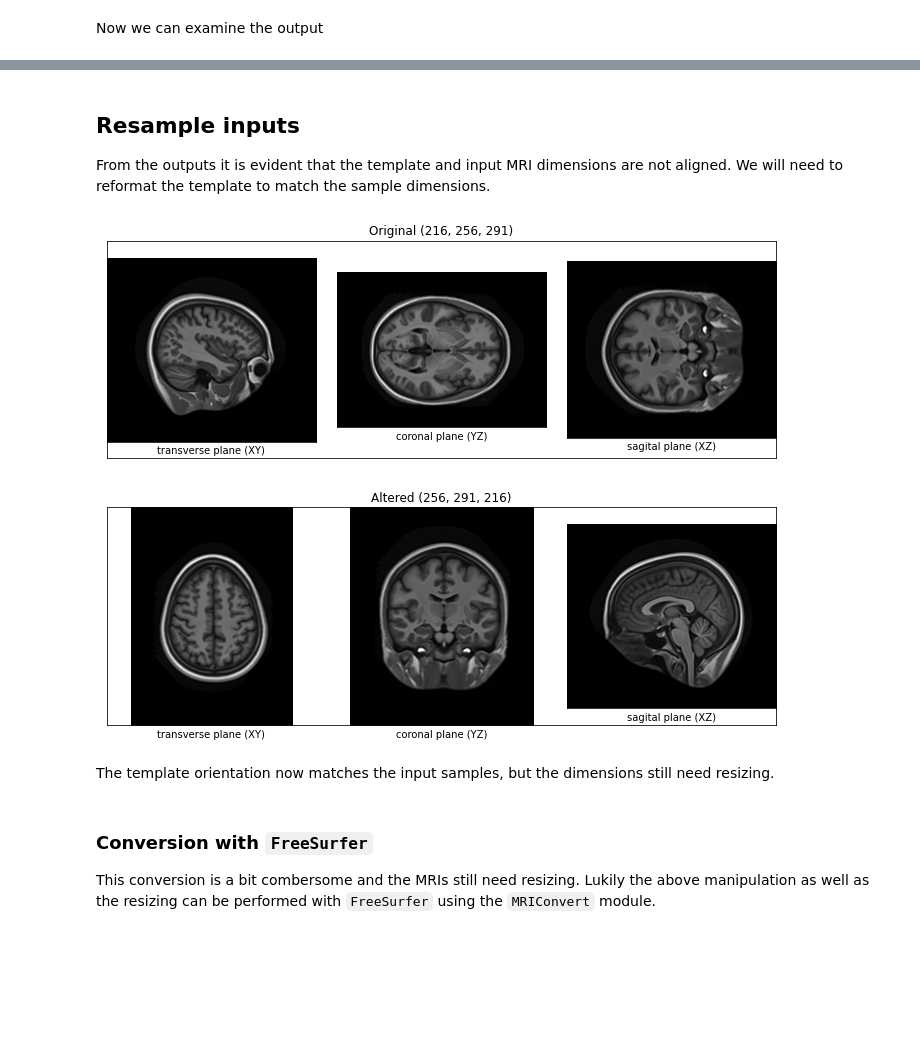
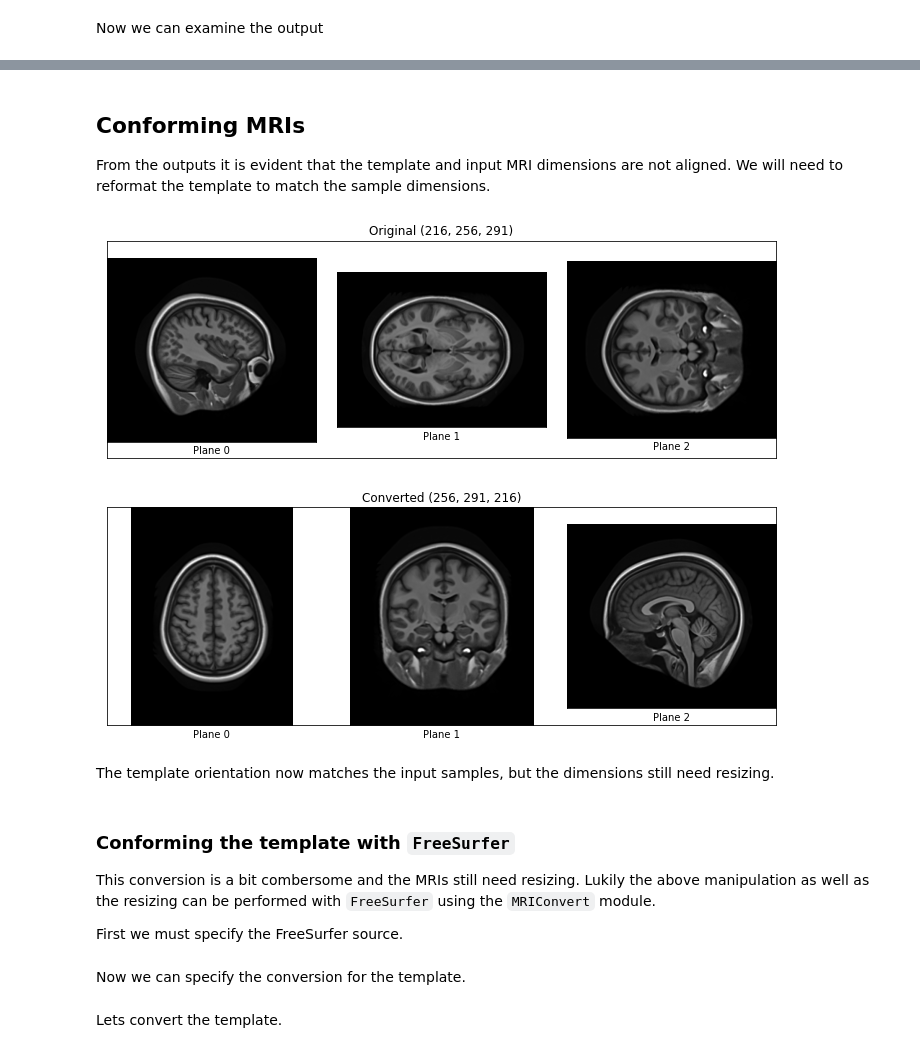
Before and after one commit to kaihulme/ad-gan, a Jupyter notebook: notebooks/preprocessing_normalisation.ipynb, the cells around one changed output, grey strips where cells are left out. Drawn from its saved outputs; the diff is of its cells as text; code cells hidden in the pictures; blank space fills up the shorter version.

```diff
--- a/notebooks/preprocessing_normalisation.ipynb
+++ b/notebooks/preprocessing_normalisation.ipynb
@@ -82,36 +89,41 @@ for title, path in [("Original", input_subject), ("Template", input_template), (
 # %% [markdown]
-## Resample inputs
+## Conforming MRIs
 
 From the outputs it is evident that the template and input MRI dimensions are not aligned. We will need to reformat the template to match the sample dimensions.
 # %%
-norm_nii = nib.load(input_template)
-volume_org = norm_nii.get_fdata()
-
-volume_alt = np.swapaxes(volume_org, 0, 1)
-volume_alt = np.swapaxes(volume_alt, 1, 2)
-volume_alt = np.flip(volume_alt, axis=1)
-
-for (title, volume) in [("Original", volume_org), ("Altered", volume_alt)]:
-    transverse_slice = ("transverse plane (XY)", volume[volume.shape[0] // 3, :, :])
-    coronal_slice = ("coronal plane (YZ)", volume[:, volume.shape[1] // 2, :])
-    sagital_slice = ("sagital plane (XZ)", volume[:, :, volume.shape[2] // 2])
-    fig = plt.figure(figsize=(12, 4))
-    plt.subplots_adjust(wspace=0.1, hspace=0.1)
-    plt.title("{0} {1}".format(title, volume.shape))
-    plt.xticks([])
-    plt.yticks([])
-    for i, (plane, img) in enumerate([transverse_slice, coronal_slice, sagital_slice]):
-        ax = fig.add_subplot(1, 3, i+1)
-        ax.imshow(img, cmap='gray')
-        ax.set_xticks([])
-        ax.set_yticks([])
-        ax.set_xlabel(plane)
+def compare_conversion(orig_volume, conv_volume):
+    for (title, volume) in [("Original", orig_volume), ("Converted", conv_volume)]:
+        transverse_slice = ("transverse plane (XY)", volume[volume.shape[0] // 3, :, :])
+        coronal_slice = ("coronal plane (YZ)", volume[:, volume.shape[1] // 2, :])
+        sagital_slice = ("sagital plane (XZ)", volume[:, :, volume.shape[2] // 2])
+        fig = plt.figure(figsize=(12, 4))
+        plt.subplots_adjust(wspace=0.1, hspace=0.1)
+        plt.title("{0} {1}".format(title, volume.shape))
+        plt.xticks([])
+        plt.yticks([])
+        for i, (plane, img) in enumerate([transverse_slice, coronal_slice, sagital_slice]):
+            ax = fig.add_subplot(1, 3, i+1)
+            ax.imshow(img, cmap='gray')
+            ax.set_xticks([])
+            ax.set_yticks([])
+            ax.set_xlabel(f"Plane {i}")
-# %% [output]
-[figure, removed]
-[figure, removed]
+# %%
+norm_nii = nib.load(input_template)
+volume_org = norm_nii.get_fdata()
+
+volume_alt = np.swapaxes(volume_org, 0, 1)
+volume_alt = np.swapaxes(volume_alt, 1, 2)
+volume_alt = np.flip(volume_alt, axis=1)
+
+compare_conversion(volume_org, volume_alt)
+# %% [output]
+[figure, added]
+[figure, added]
 # %% [markdown]
 The template orientation now matches the input samples, but the dimensions still need resizing.
 # %% [markdown]
-### Conversion with `FreeSurfer`
+### Conforming the template with `FreeSurfer`
 
 This conversion is a bit combersome and the MRIs still need resizing. Lukily the above manipulation as well as the resizing can be performed with `FreeSurfer` using the `MRIConvert` module.
+
+First we must specify the FreeSurfer source.
@@ -119,0 +133,2 @@ mc = MRIConvert()
+# %% [markdown]
+Now we can specify the conversion for the template.
@@ -119,0 +146,2 @@ mc = MRIConvert()
+# %% [markdown]
+Lets convert the template.
```
Also changed, not shown: parts of 19 cells of this notebook, 1 other file.
